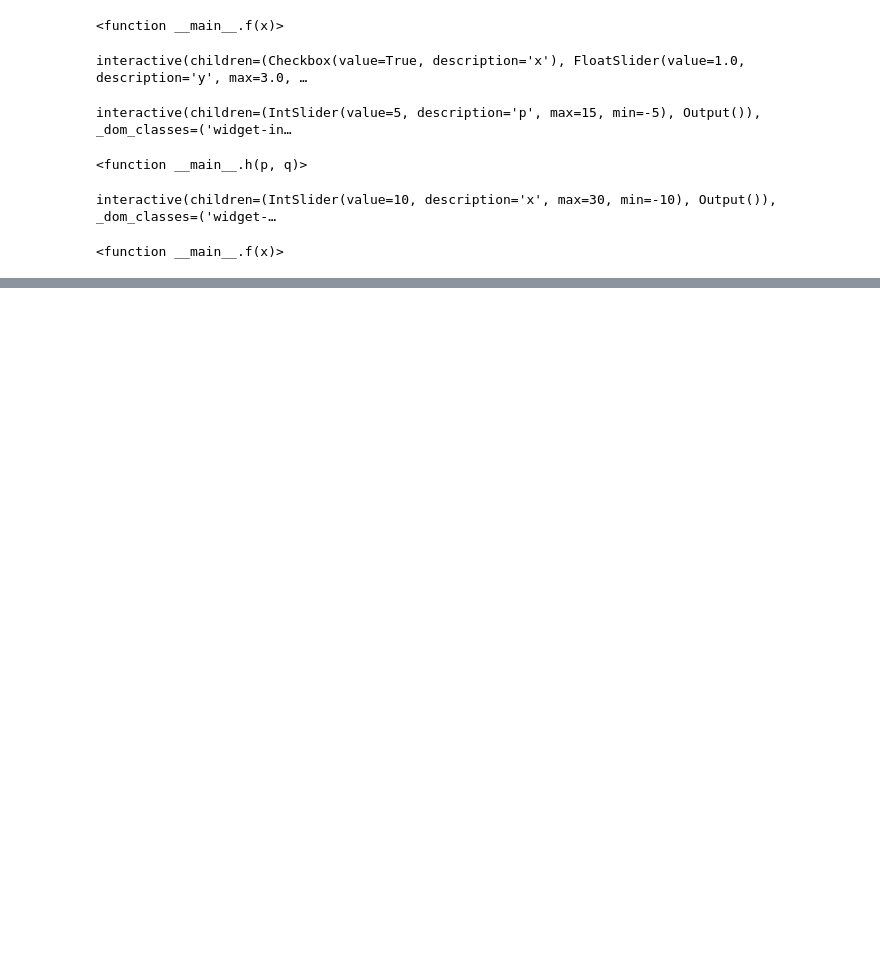
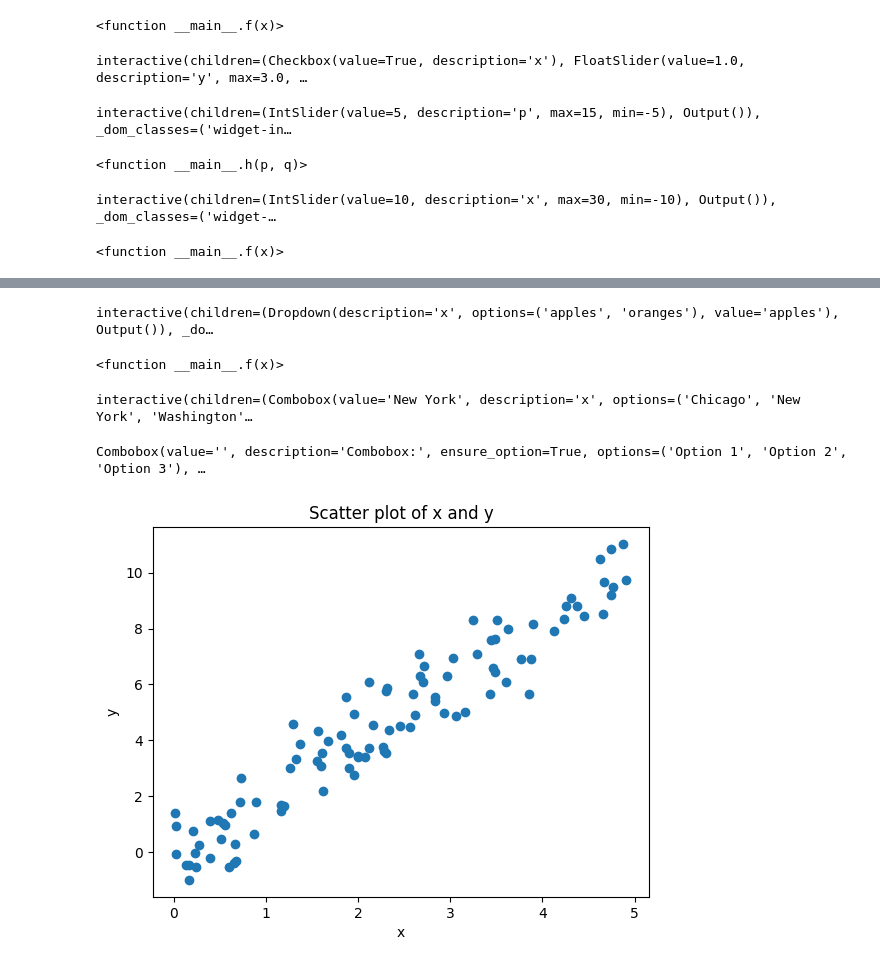
Before and after one commit to Ziyi-star/Jupyternotebook_animation, a Jupyter notebook: Test.ipynb, the cells around one changed output, grey strips where cells are left out. Drawn from its saved outputs; the diff is of its cells as text; code cells hidden in the pictures; blank space fills up the shorter version.

```diff
--- a/Test.ipynb
+++ b/Test.ipynb
@@ -93,0 +113,22 @@ interactive(children=(IntSlider(value=10, description='x', max=30, min=-10), Out
+# %%
+interact(f, x = ['apples', 'oranges'])
+# %% [output]
+interactive(children=(Dropdown(description='x', options=('apples', 'oranges'), value='apples'), Output()), _do…
+<function __main__.f(x)>
+# %%
+interact(f, x=widgets.Combobox(options=["Chicago", "New York", "Washington"], value="New York"));
+# %% [output]
+interactive(children=(Combobox(value='New York', description='x', options=('Chicago', 'New York', 'Washington'…
+# %%
+# Create a Combobox widget
+combobox = widgets.Combobox(
+    placeholder='Type something',
+    options=['Option 1', 'Option 2', 'Option 3'],
+    description='Combobox:',
+    ensure_option=True,
+    disabled=False
+)
+# Display the Combobox widget
+display(combobox)
+# %% [output]
+Combobox(value='', description='Combobox:', ensure_option=True, options=('Option 1', 'Option 2', 'Option 3'), …
@@ -93,0 +139,16 @@ interactive(children=(IntSlider(value=10, description='x', max=30, min=-10), Out
+# %%
+# Generate 100 random values uniformly distributed between 0 and 5
+x = np.random.uniform(0, 5, size=100)
+# Generate 100 random values from a normal distribution with mean 0 and standard deviation 1
+ep = np.random.normal(size=100)
+# Calculate y as a linear function of x with added noise ep
+y = 2*x + ep
+# %%
+# Create a scatter plot of x and y
+plt.scatter(x, y)
+plt.xlabel('x')
+plt.ylabel('y')
+plt.title('Scatter plot of x and y')
+plt.show()
+# %% [output]
+[figure, added]
```
Also changed, not shown: parts of 8 cells of this notebook, 3 other files.
